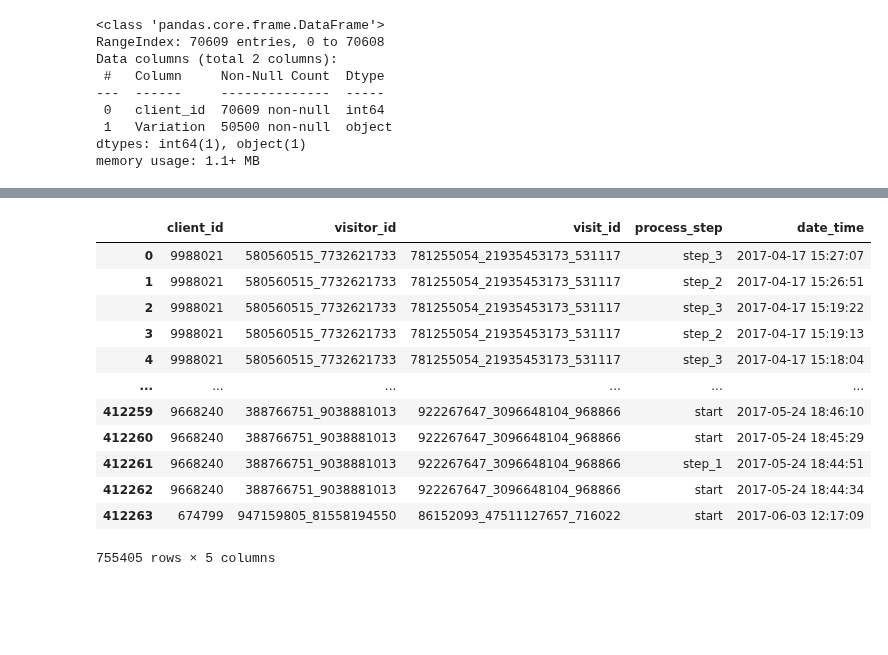
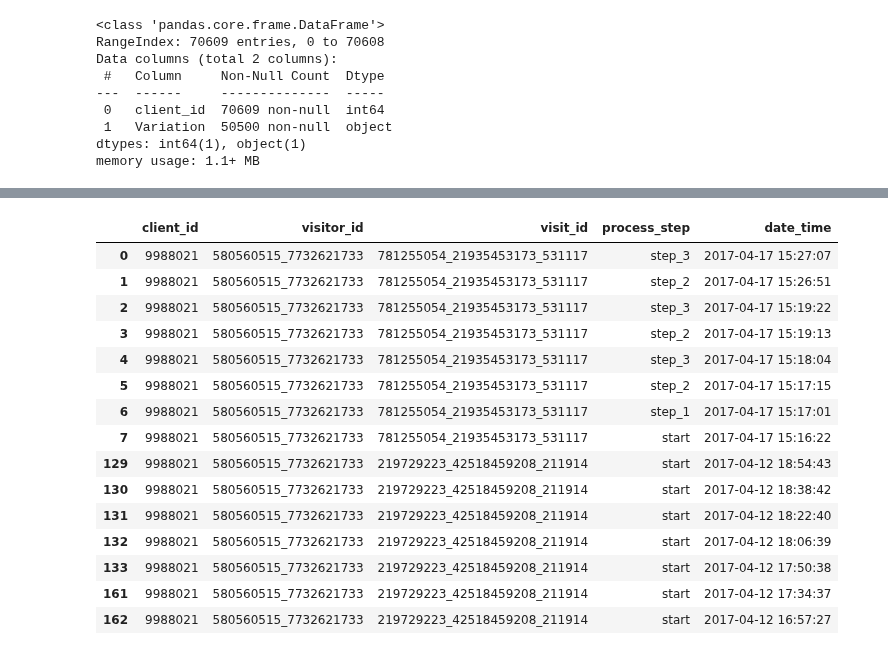
Before and after one commit to SunMax44/vanguard-ab-test, a Jupyter notebook: max_python.ipynb, the cells around one changed output, grey strips where cells are left out. Cells and saved outputs as stored; diff of their text form; code cells hidden in the pictures; blank space fills up the shorter version.

```diff
--- a/max_python.ipynb
+++ b/max_python.ipynb
@@ -189,16 +238,20 @@ memory usage: 1.1+ MB
 # %%
-df_final_web_data_cc
+df_final_web_data_cc[df_final_web_data_cc['client_id'] == 9988021]
+# -> same visitor id (and same client) has two visit_ids for two different sessions/dates
 # %% [output]
 |  | client_id | visitor_id | visit_id | process_step | date_time |
 | 0 | 9988021 | 580560515_7732621733 | 781255054_21935453173_531117 | step_3 | 2017-04-17 15:27:07 |
 | 1 | 9988021 | 580560515_7732621733 | 781255054_21935453173_531117 | step_2 | 2017-04-17 15:26:51 |
 | 2 | 9988021 | 580560515_7732621733 | 781255054_21935453173_531117 | step_3 | 2017-04-17 15:19:22 |
 | 3 | 9988021 | 580560515_7732621733 | 781255054_21935453173_531117 | step_2 | 2017-04-17 15:19:13 |
 | 4 | 9988021 | 580560515_7732621733 | 781255054_21935453173_531117 | step_3 | 2017-04-17 15:18:04 |
-| ... | ... | ... | ... | ... | ... |
-| 412259 | 9668240 | 388766751_9038881013 | 922267647_3096648104_968866 | start | 2017-05-24 18:46:10 |
-| 412260 | 9668240 | 388766751_9038881013 | 922267647_3096648104_968866 | start | 2017-05-24 18:45:29 |
-| 412261 | 9668240 | 388766751_9038881013 | 922267647_3096648104_968866 | step_1 | 2017-05-24 18:44:51 |
-| 412262 | 9668240 | 388766751_9038881013 | 922267647_3096648104_968866 | start | 2017-05-24 18:44:34 |
-| 412263 | 674799 | 947159805_81558194550 | 86152093_47511127657_716022 | start | 2017-06-03 12:17:09 |
+| 5 | 9988021 | 580560515_7732621733 | 781255054_21935453173_531117 | step_2 | 2017-04-17 15:17:15 |
+| 6 | 9988021 | 580560515_7732621733 | 781255054_21935453173_531117 | step_1 | 2017-04-17 15:17:01 |
+| 7 | 9988021 | 580560515_7732621733 | 781255054_21935453173_531117 | start | 2017-04-17 15:16:22 |
+| 129 | 9988021 | 580560515_7732621733 | 219729223_42518459208_211914 | start | 2017-04-12 18:54:43 |
+| 130 | 9988021 | 580560515_7732621733 | 219729223_42518459208_211914 | start | 2017-04-12 18:38:42 |
+| 131 | 9988021 | 580560515_7732621733 | 219729223_42518459208_211914 | start | 2017-04-12 18:22:40 |
+| 132 | 9988021 | 580560515_7732621733 | 219729223_42518459208_211914 | start | 2017-04-12 18:06:39 |
+| 133 | 9988021 | 580560515_7732621733 | 219729223_42518459208_211914 | start | 2017-04-12 17:50:38 |
+| 161 | 9988021 | 580560515_7732621733 | 219729223_42518459208_211914 | start | 2017-04-12 17:34:37 |
+| 162 | 9988021 | 580560515_7732621733 | 219729223_42518459208_211914 | start | 2017-04-12 16:57:27 |
-755405 rows × 5 columns
```
Also changed, not shown: parts of 10 cells of this notebook, 1 other file.
